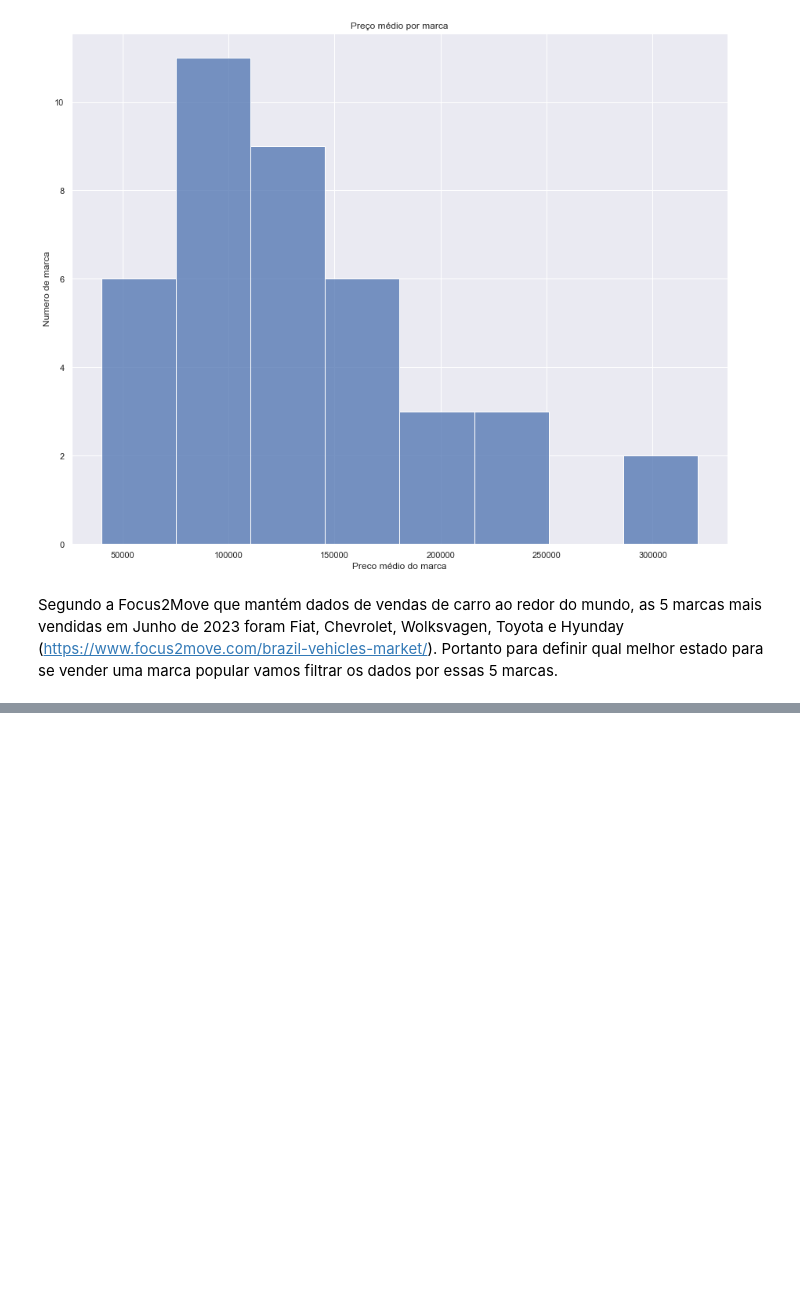
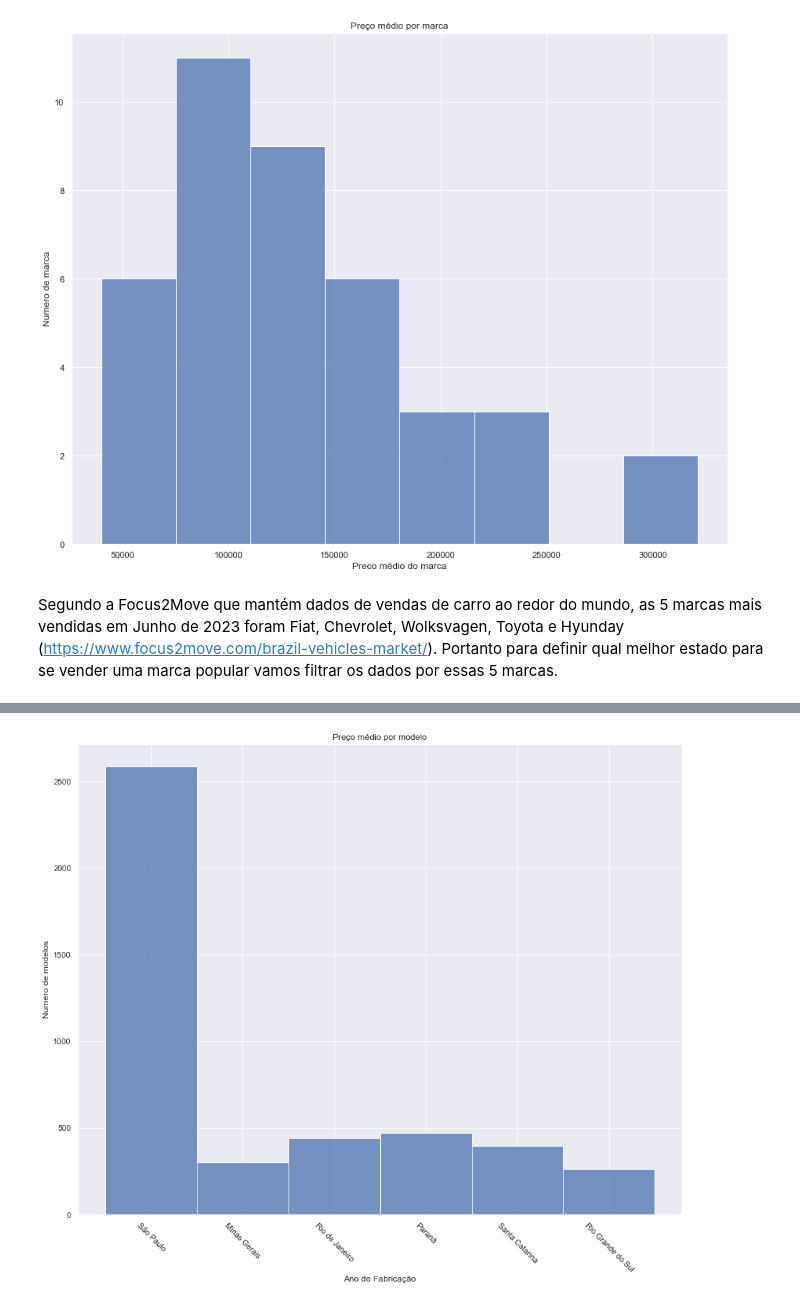
Before and after one commit to marcostrivelato/desafio-lighthouse, a Jupyter notebook: primeira-análise.ipynb, the cells around one changed output, grey strips where cells are left out. Cells and saved outputs as stored; diff of their text form; code cells hidden in the pictures; blank space fills up the shorter version.

```diff
--- a/primeira-análise.ipynb
+++ b/primeira-análise.ipynb
@@ -175,0 +307,6 @@ Name: preco, dtype: float64
+# %%
+df_pickups = df.loc[df['tipo']=='Picape']
+df_pickups['estado_vendedor'] = df_pickups['estado_vendedor'].str.replace(r'\((.*?)\)','')
+df_pickups['estado_vendedor'] = df_pickups['estado_vendedor'].str.strip()
+df_pickups_automaticas = df_pickups.loc[df_pickups['cambio']!='Manual']
+df_pickups_automaticas
@@ -175,0 +337,8 @@ Name: preco, dtype: float64
+# %%
+df_pickups_volume = df_pickups_automaticas['estado_vendedor'].value_counts()
+df_pickups_volume = df_pickups_volume.reset_index()
+df_pickups_volume.rename(columns={'estado_vendedor': 'Numero de Carros'}, inplace=True)
+df_pickups_volume.rename(columns={'index': 'estado_vendedor'}, inplace=True)
+df_pickups_volume['estado_vendedor'] = df_pickups_volume['estado_vendedor'].str.replace(r'\((.*?)\)','')
+df_pickups_volume['estado_vendedor'] = df_pickups_volume['estado_vendedor'].str.strip()
+df_pickups_volume
@@ -175,0 +363,3 @@ Name: preco, dtype: float64
+# %%
+estados_maiores_volumes_pickups = df_pickups_volume.loc[df_pickups_volume['Numero de Carros'] > 200]
+estados_maiores_volumes_pickups
@@ -175,0 +374,5 @@ Name: preco, dtype: float64
+# %%
+lista_estados = estados_maiores_volumes_pickups["estado_vendedor"].values.tolist()
+#lista_estados
+df_pickups_filtrado = df_pickups.loc[df_pickups['estado_vendedor'].isin(lista_estados)]
+df_pickups_filtrado
@@ -175,0 +393,14 @@ Name: preco, dtype: float64
+# %%
+
+sns.set()
+plt.figure(figsize=(15, 12))
+graph = sns.histplot(data = df_pickups_filtrado, x ='estado_vendedor')
+graph.set_title("Preço médio por modelo")
+graph.set_ylabel("Numero de modelos")
+graph.set_xlabel("Ano de Fabricação")
+graph.tick_params(axis='x', rotation=-45)
+#formatter = EngFormatter(places=1, sep="\N{THIN SPACE}")  # U+2009
+#graph.xaxis.set_major_formatter(formatter)
+#graph.set_xlim(0,500000)
+# %% [output]
+[figure, added]
```
Also changed, not shown: parts of 35 cells of this notebook, 2 other files.
